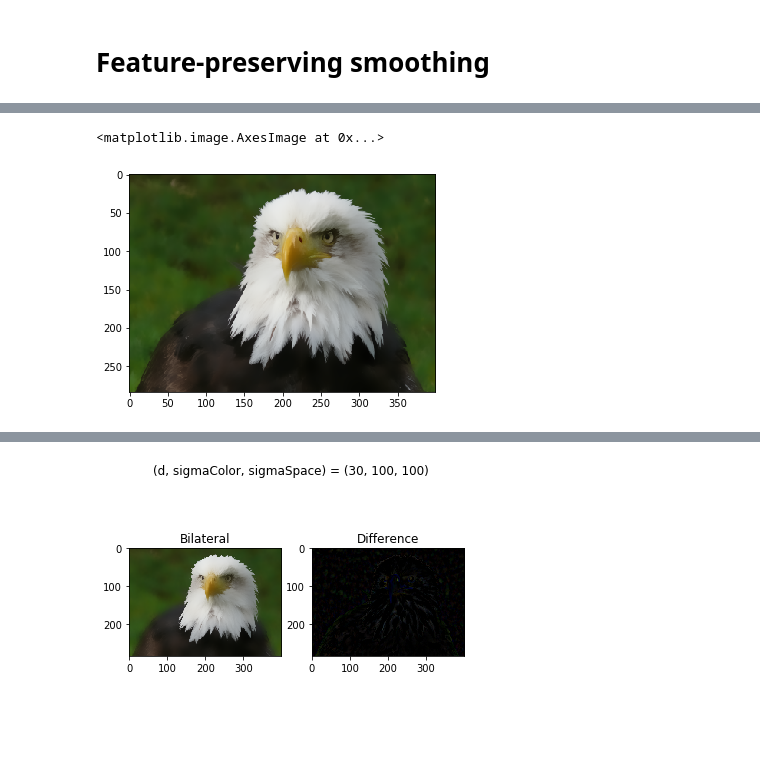
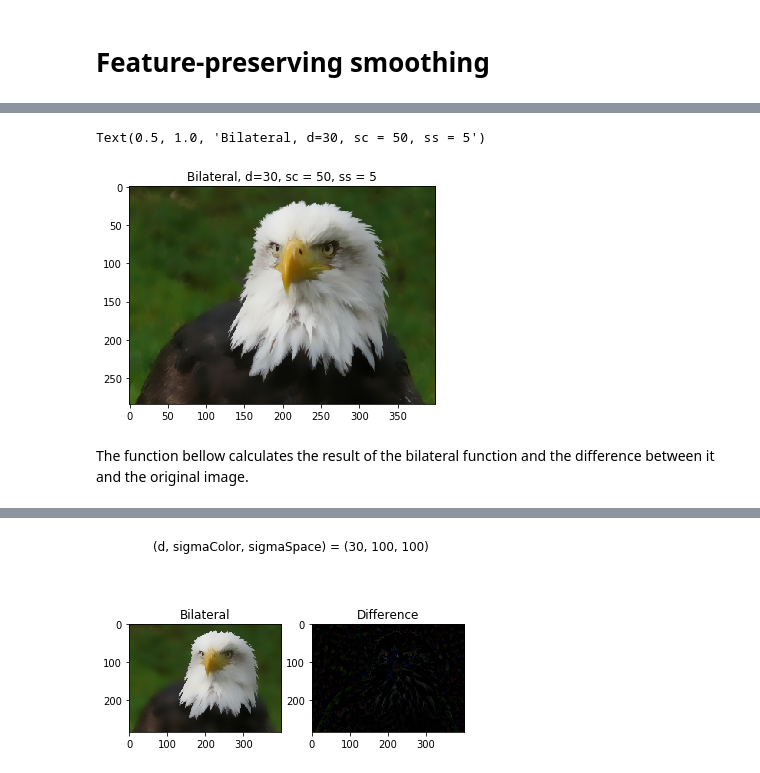
Before and after one commit to LaurenRolan/AutoGen, a Jupyter notebook: tp1/TP1.ipynb, the cells around one changed output, grey strips where cells are left out. Saved outputs shown, nothing was run; the diff lists cells and outputs as text; code cells hidden in the pictures; blank space fills up the shorter version.

```diff
--- a/tp1/TP1.ipynb
+++ b/tp1/TP1.ipynb
@@ -26,9 +59,12 @@ plt.imshow(difference)
 # %%
 bilateral = cv2.bilateralFilter(clean, d=5*6, sigmaColor=50, sigmaSpace=5)
 plt.imshow(bilateral)
+plt.title("Bilateral, d=30, sc = 50, ss = 5")
 # %% [output]
-<matplotlib.image.AxesImage at 0x...>
+Text(0.5, 1.0, 'Bilateral, d=30, sc = 50, ss = 5')
-[figure, old version]
+[figure, new version]
+# %% [markdown]
+The function bellow calculates the result of the bilateral function and the difference between it and the original image.
 # %%
 def calculateBilateralAndPlot(d, sc, ss, img):
     bilateral = cv2.bilateralFilter(img, d, sc, ss)
```
Also changed, not shown: parts of 19 cells of this notebook, 9 other files.
